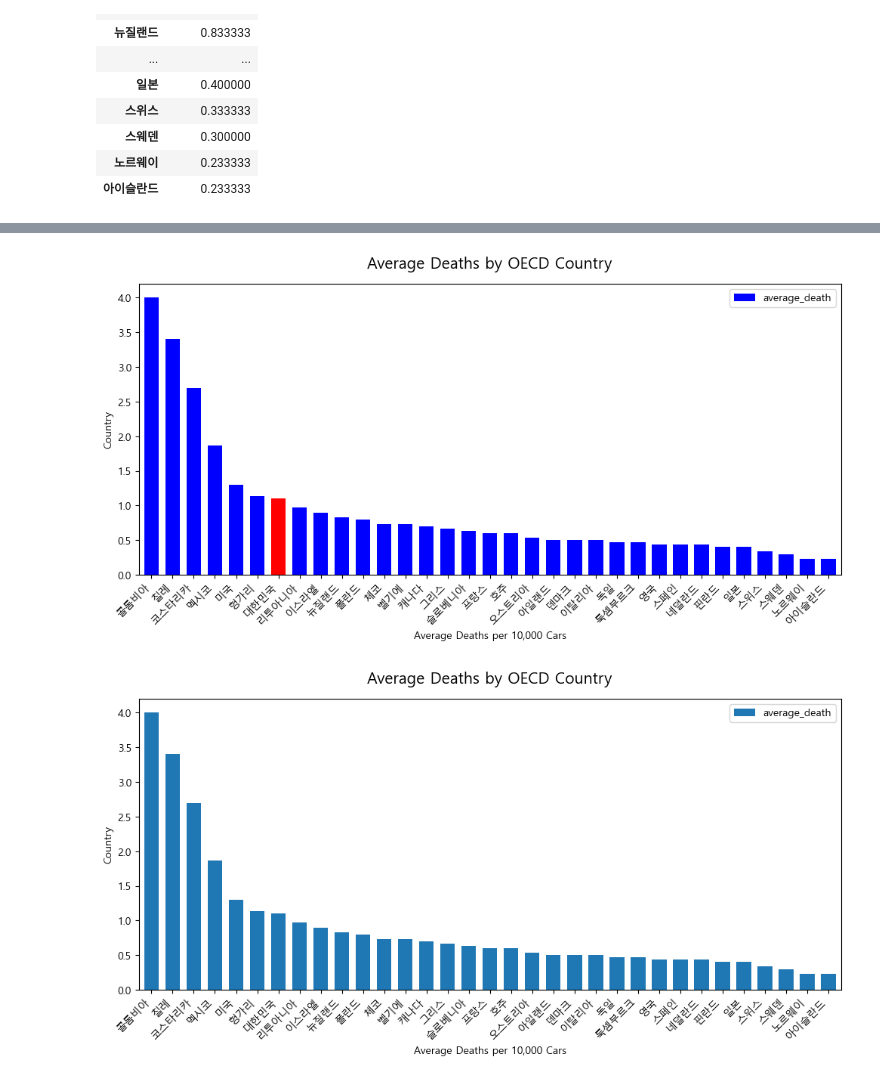
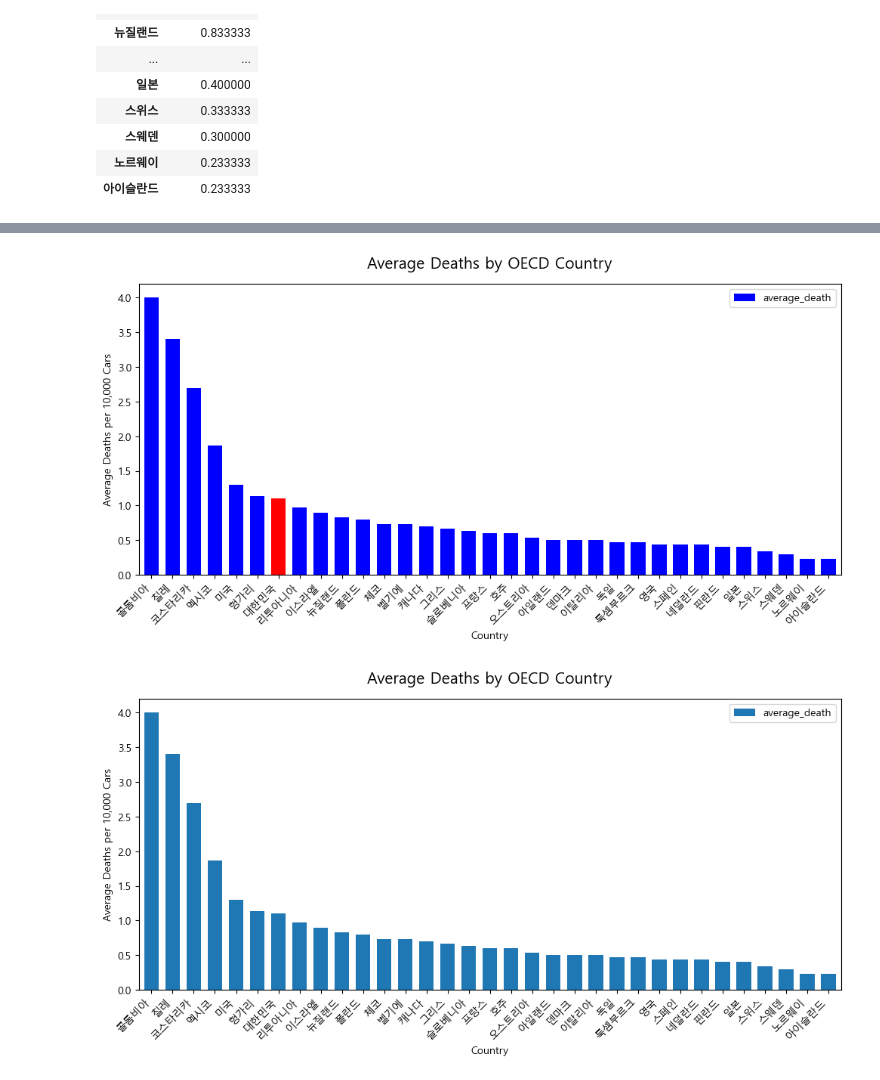
Before and after one commit to hkle2/Elderly_driver_traffic_accident_project, a Jupyter notebook: Code/OECD_traffic_accident.ipynb, the cells around one changed output, grey strips where cells are left out. Saved outputs shown, nothing was run; the diff lists cells and outputs as text; code cells hidden in the pictures.

Commit message:
Update: traffic accident project data, code, result

```diff
--- a/Code/OECD_traffic_accident.ipynb
+++ b/Code/OECD_traffic_accident.ipynb
@@ -46,3 +46,16 @@ OECD_traffic_accident_df
 | 스웨덴 | 0.300000 |
 | 노르웨이 | 0.233333 |
 | 아이슬란드 | 0.233333 |
+# %%
+ax = OECD_traffic_accident_df["average_death"].plot(kind="bar", width=0.7, figsize=(12, 5))
+
+for bar, country in zip(ax.patches, OECD_traffic_accident_df.index):
+    if country == "대한민국":
+        bar.set_color("red")
+
+plt.title("OECD 국가 3개년도 평균 교통사고 사망자수", size=15, pad=15)
+plt.xlabel("OECD 국가")
+plt.ylabel("자동차 1만 대당 사망자 수")
+plt.xticks(rotation=45, ha="right")
+plt.legend(["평균 사망자 수"], loc="best")
+plt.savefig("./result/OECD_traffic_accident_v3.png", bbox_inches="tight")
@@ -49,22 +64,22 @@ OECD_traffic_accident_df
 # %%
 colors = ["red" if country == "대한민국" else "blue" for country in OECD_traffic_accident_df.index]
 OECD_traffic_accident_df["average_death"].plot(kind="bar", color=colors, width=0.7, figsize=(12, 5))
 
 plt.title("Average Deaths by OECD Country", size=15, pad=15)
-plt.xlabel("Average Deaths per 10,000 Cars")
-plt.ylabel("Country")
+plt.xlabel("Country")
+plt.ylabel("Average Deaths per 10,000 Cars")
 plt.xticks(rotation=45, ha="right")
 plt.legend(loc="best")
 plt.savefig("./result/OECD_traffic_accident_v2.png", bbox_inches="tight")
 # %% [output]
-[figure, old version]
+[figure, new version]
 # %%
 OECD_traffic_accident_df["average_death"].plot(kind="bar", width=0.7, figsize=(12, 5))
 plt.title("Average Deaths by OECD Country", size=15, pad=15)
-plt.xlabel("Average Deaths per 10,000 Cars")
-plt.ylabel("Country")
+plt.xlabel("Country")
+plt.ylabel("Average Deaths per 10,000 Cars")
 plt.xticks(rotation=45, ha="right")
 plt.legend(loc="best")
 plt.savefig("./result/OECD_traffic_accident_v1.png", bbox_inches="tight")
 # %% [output]
-[figure, old version]
+[figure, new version]
```
Also changed, not shown: parts of 1 cell of this notebook, 18 other files.
